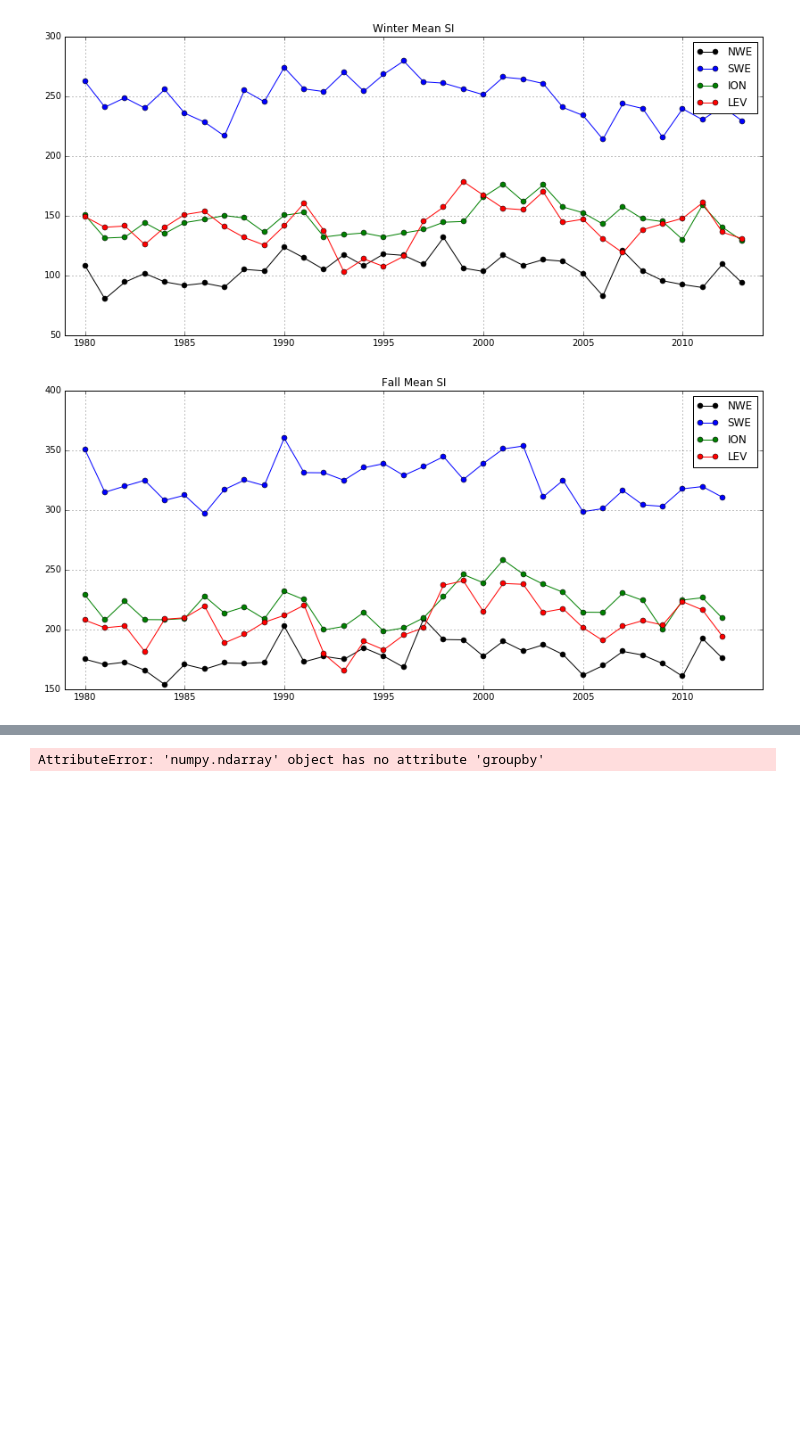
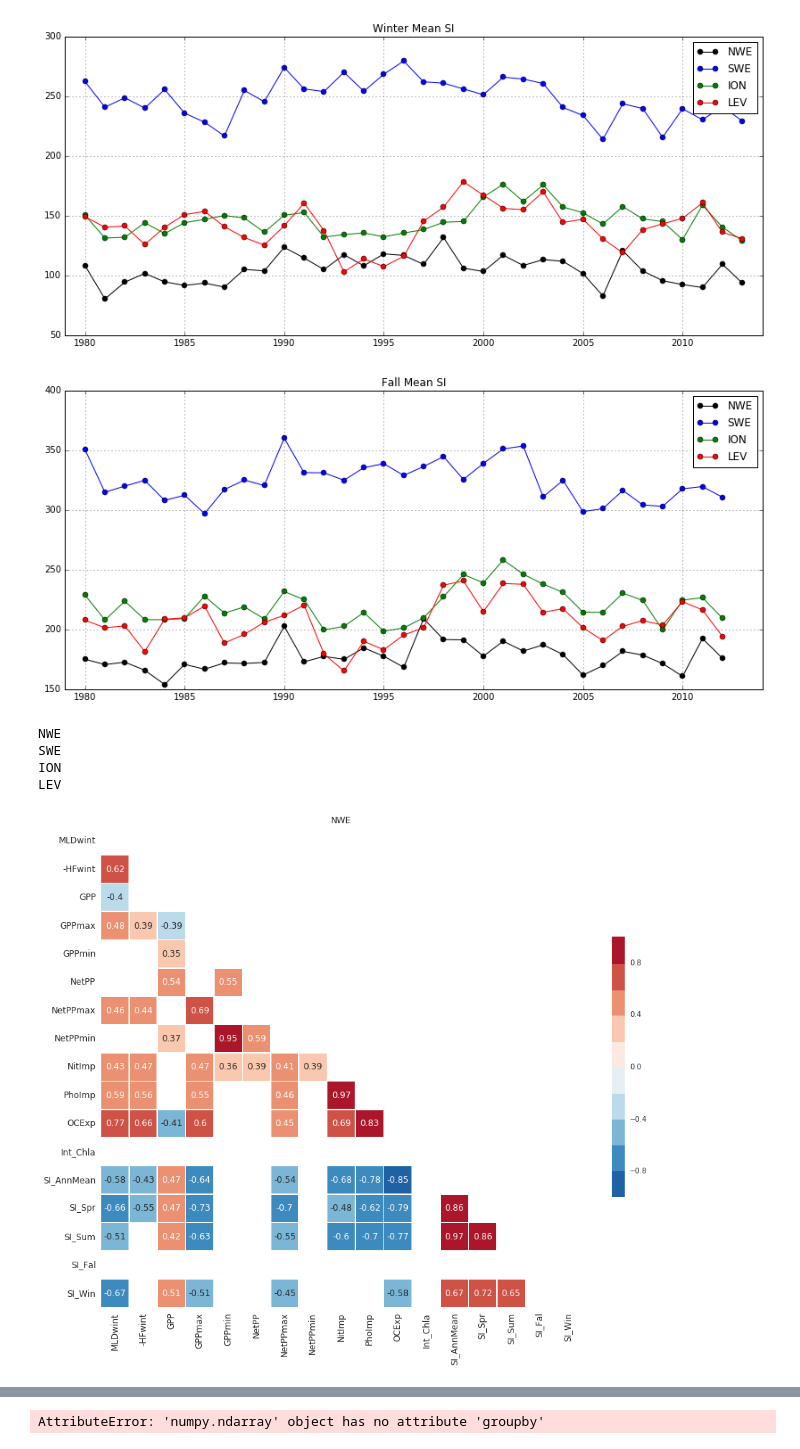
Before and after one commit to dosalex/MY_GIT_REPOS, a Jupyter notebook: CORRELATIONS_COMPUT.ipynb, the cells around one changed output, grey strips where cells are left out. Cells and saved outputs as stored; diff of their text form; code cells hidden in the pictures; blank space fills up the shorter version.

Commit message:
Performed some checks to chase bugs: everything seems ok ; also changed colnames order in evaluating p-values in correlations computations

```diff
--- a/CORRELATIONS_COMPUT.ipynb
+++ b/CORRELATIONS_COMPUT.ipynb
@@ -643,3 +651,68 @@ Fall
 [figure]
 [figure]
 [figure]
+# %%
+# 26/06 Try SI Fall
+### NEW LOOP over basins, removing non significant correlation values ###
+
+# 22/06 Try
+# 25-26/06 Update
+### NEW LOOP over basins, removing non significant correlation values ###
+
+# test p-value
+from scipy.stats import pearsonr
+
+from string import ascii_letters
+import seaborn as sns
+
+
+column_names = ['MLDwint','-HFwint','GPP','GPPmax','GPPmin','NetPP','NetPPmax','NetPPmin','NitImp','PhoImp','OCExp',\
+                'Int_Chla','SI_AnnMean', 'SI_Spr', 'SI_Sum', 'SI_Fal', 'SI_Win'] # Put that in the right order
+
+for basin in region_list:
+    print basin
+    vars()['corr_mean_'+basin] = vars()['corr_df_mean_'+basin].corr()
+
+    for i in np.arange(0,len(column_names)):
+        #print i
+        var1 = column_names[i]
+
+        for j in np.arange(0,len(column_names)):
+            #print 'j =', j
+            var2 = column_names[j]
+            p_val = pearsonr(vars()['corr_df_mean_'+basin][var1],vars()['corr_df_mean_'+basin][var2])[1]
+
+            #if pearsonr(vars()['corr_df_mean_'+basin][var1],vars()['corr_df_mean_'+basin][var2])[1]>0.05:
+            if p_val > 0.05:
+                #print 'corr betw:', basin+' '+var1, basin+' '+var2, 'p_val:', p_val
+                vars()['corr_mean_'+basin][var1][j] = None
+                vars()['corr_mean_'+basin][var2][i] = None
+
+    #####
+
+    sns.set(style="white")
+
+    # Generate a mask for the upper triangle
+    mask = np.zeros_like(vars()['corr_mean_'+basin], dtype=np.bool)
+    mask[np.triu_indices_from(mask)] = True
+
+    # Set up the matplotlib figure
+    f, ax = plt.subplots(figsize=(15, 13))
+
+    # Generate a custom diverging colormap
+    #cmap = sns.diverging_palette(220, 10, as_cmap=True)
+    cmap = sns.color_palette('RdBu_r',10) # BrBG_r
+
+    # Draw the heatmap with the mask and correct aspect ratio
+    sns.heatmap(vars()['corr_mean_'+basin], mask=mask, cmap=cmap, vmax=1, vmin=-1, center=0,annot=True,
+                square=True, linewidths=.5, cbar_kws={"shrink": .5}) #vmax=1, vmin=-1,
+    plt.title(basin, fontsize=12)
+    plt.xticks(fontsize=12)
+    plt.yticks(fontsize=12)
+    #plt.savefig('/home/dosa/THESE/CR_reunions/JUNE_FIGS/CORRELATION_MATRICES/'+basin+'_Signif_CorrMat.png',bbox_inches='tight',format='png')
+# %% [output]
+NWE
+SWE
+ION
+LEV
+[figure, added]
```
Also changed, not shown: parts of 6 cells of this notebook.
